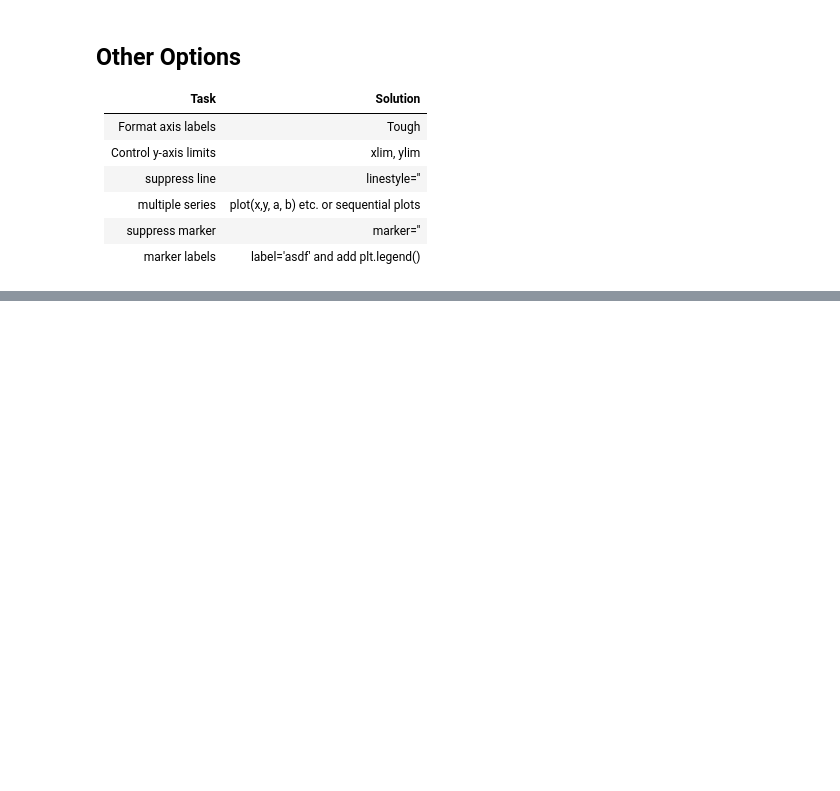
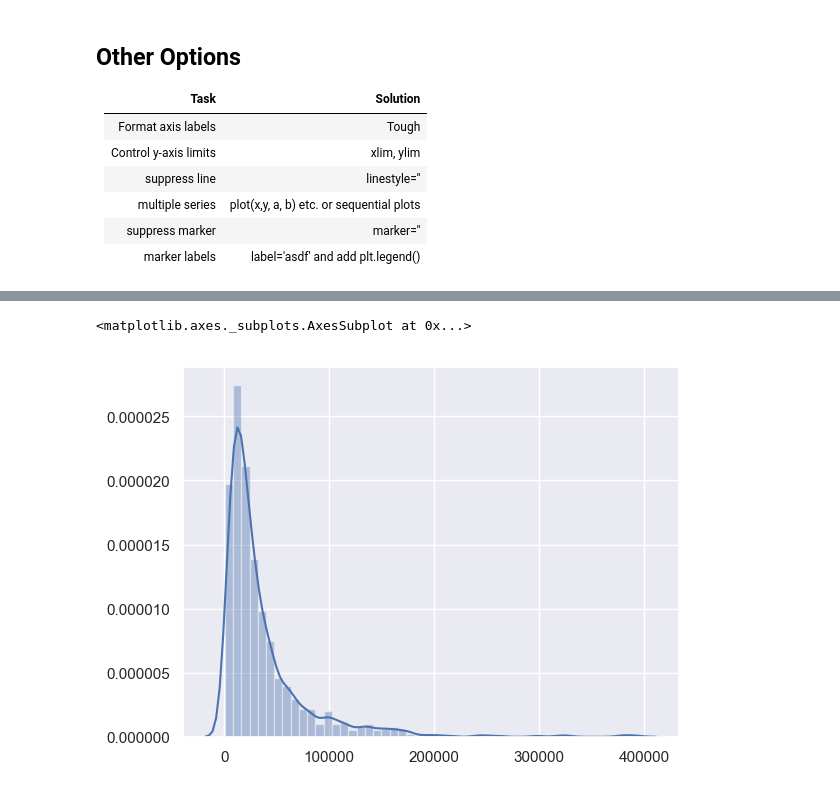
Before and after one commit to PirateGrunt/paw_rpm, a Jupyter notebook: notebooks/05_viz.ipynb, the cells around one changed output, grey strips where cells are left out. Saved outputs shown, nothing was run; the diff lists cells and outputs as text; code cells hidden in the pictures; blank space fills up the shorter version.

```diff
--- a/notebooks/05_viz.ipynb
+++ b/notebooks/05_viz.ipynb
@@ -328,0 +249,5 @@ sns.residplot(
+# %%
+sns.distplot(log_norms)
+# %% [output]
+<matplotlib.axes._subplots.AxesSubplot at 0x...>
+[figure, added]
```
Also changed, not shown: parts of 34 cells of this notebook, 7 other files.
